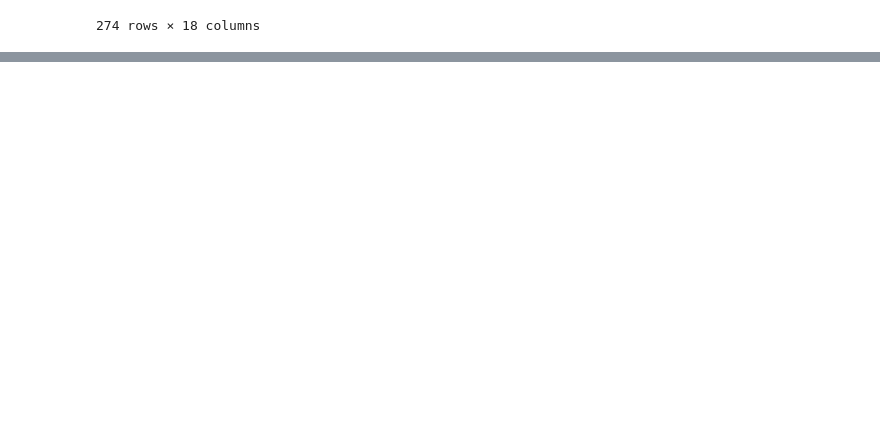
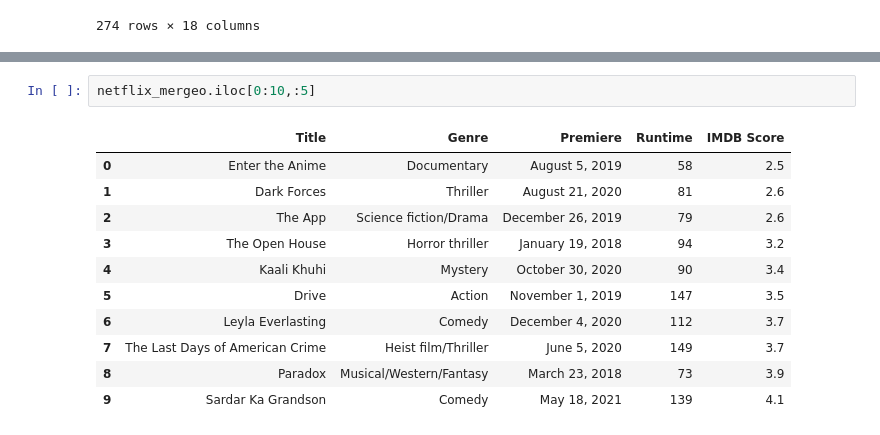
Before and after one commit to ngcarvajall/modulo2_pandas, a Jupyter notebook: laboratorio-modulo2-leccion02-eda-union.ipynb, the cells around one changed output, grey strips where cells are left out. Saved outputs shown, nothing was run; the diff lists cells and outputs as text; blank space fills up the shorter version.

```diff
--- a/laboratorio-modulo2-leccion02-eda-union.ipynb
+++ b/laboratorio-modulo2-leccion02-eda-union.ipynb
@@ -694,0 +782,14 @@ netflix_mergeo.loc[mask1,['title', 'duration']]
+# %%
+netflix_mergeo.iloc[0:10,:5]
+# %% [output]
+|  | Title | Genre | Premiere | Runtime | IMDB Score |
+| 0 | Enter the Anime | Documentary | August 5, 2019 | 58 | 2.5 |
+| 1 | Dark Forces | Thriller | August 21, 2020 | 81 | 2.6 |
+| 2 | The App | Science fiction/Drama | December 26, 2019 | 79 | 2.6 |
+| 3 | The Open House | Horror thriller | January 19, 2018 | 94 | 3.2 |
+| 4 | Kaali Khuhi | Mystery | October 30, 2020 | 90 | 3.4 |
+| 5 | Drive | Action | November 1, 2019 | 147 | 3.5 |
+| 6 | Leyla Everlasting | Comedy | December 4, 2020 | 112 | 3.7 |
+| 7 | The Last Days of American Crime | Heist film/Thriller | June 5, 2020 | 149 | 3.7 |
+| 8 | Paradox | Musical/Western/Fantasy | March 23, 2018 | 73 | 3.9 |
+| 9 | Sardar Ka Grandson | Comedy | May 18, 2021 | 139 | 4.1 |
```
Also changed, not shown: parts of 12 cells of this notebook.
